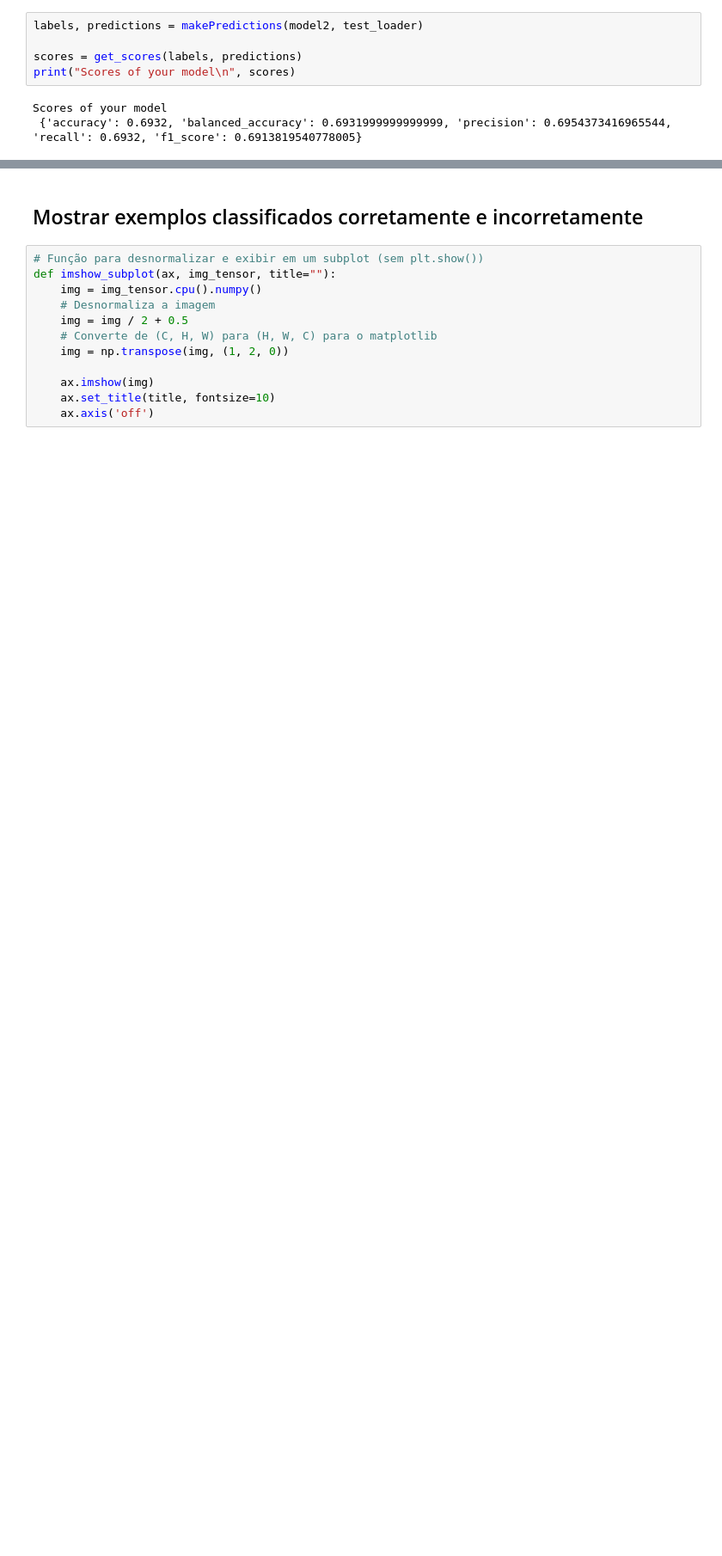
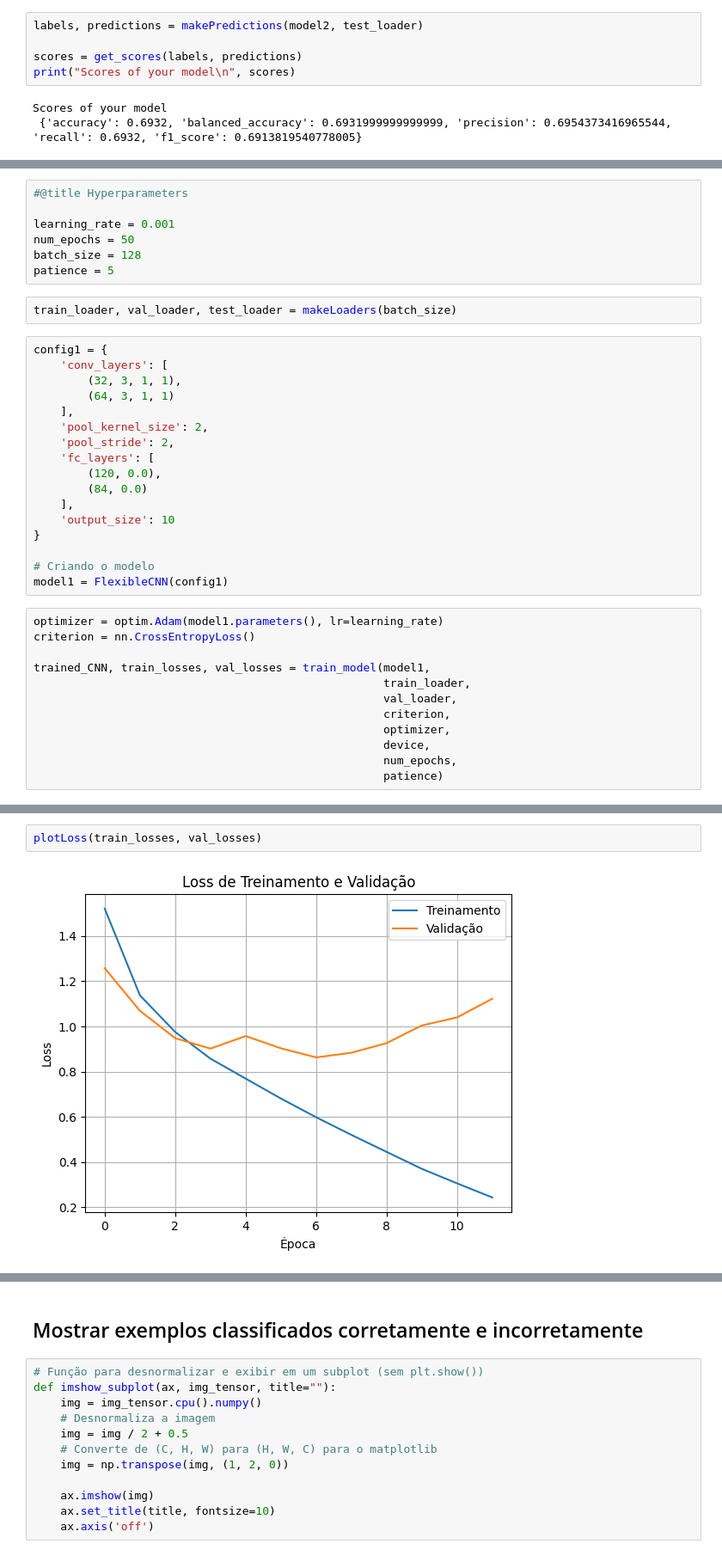
Before and after one commit to JVMergulho/redes_neurais, a Jupyter notebook: miniprojeto1/CNN/CIFAR10_with_CNNs.ipynb, the cells around one changed output, grey strips where cells are left out. Shown at 86% size. Cells and saved outputs as stored; diff of their text form; blank space fills up the shorter version.

Commit message:
feat/ 3 experimentos iniciais com a manipulação do batch_size

```diff
--- a/miniprojeto1/CNN/CIFAR10_with_CNNs.ipynb
+++ b/miniprojeto1/CNN/CIFAR10_with_CNNs.ipynb
@@ -519,0 +524,38 @@ Scores of your model
+# %%
+#@title Hyperparameters
+
+learning_rate = 0.001
+num_epochs = 50
+batch_size = 128
+patience = 5
+# %%
+train_loader, val_loader, test_loader = makeLoaders(batch_size)
+# %%
+config1 = {
+    'conv_layers': [
+        (32, 3, 1, 1),
+        (64, 3, 1, 1)
+    ],
+    'pool_kernel_size': 2,
+    'pool_stride': 2,
+    'fc_layers': [
+        (120, 0.0),
+        (84, 0.0)
+    ],
+    'output_size': 10
+}
+
+# Criando o modelo
+model1 = FlexibleCNN(config1)
+# %%
+optimizer = optim.Adam(model1.parameters(), lr=learning_rate)
+criterion = nn.CrossEntropyLoss()
+
+trained_CNN, train_losses, val_losses = train_model(model1,
+                                                    train_loader,
+                                                    val_loader,
+                                                    criterion,
+                                                    optimizer,
+                                                    device,
+                                                    num_epochs,
+                                                    patience)
@@ -519,0 +576,4 @@ Scores of your model
+# %%
+plotLoss(train_losses, val_losses)
+# %% [output]
+[figure, added]
```
Also changed, not shown: parts of 28 cells of this notebook.
